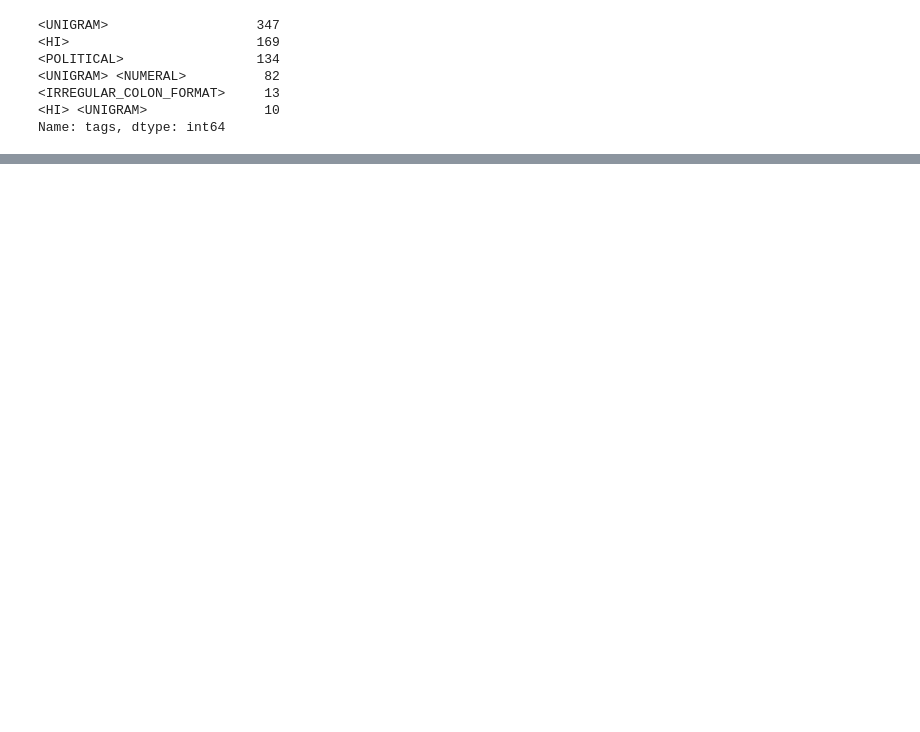
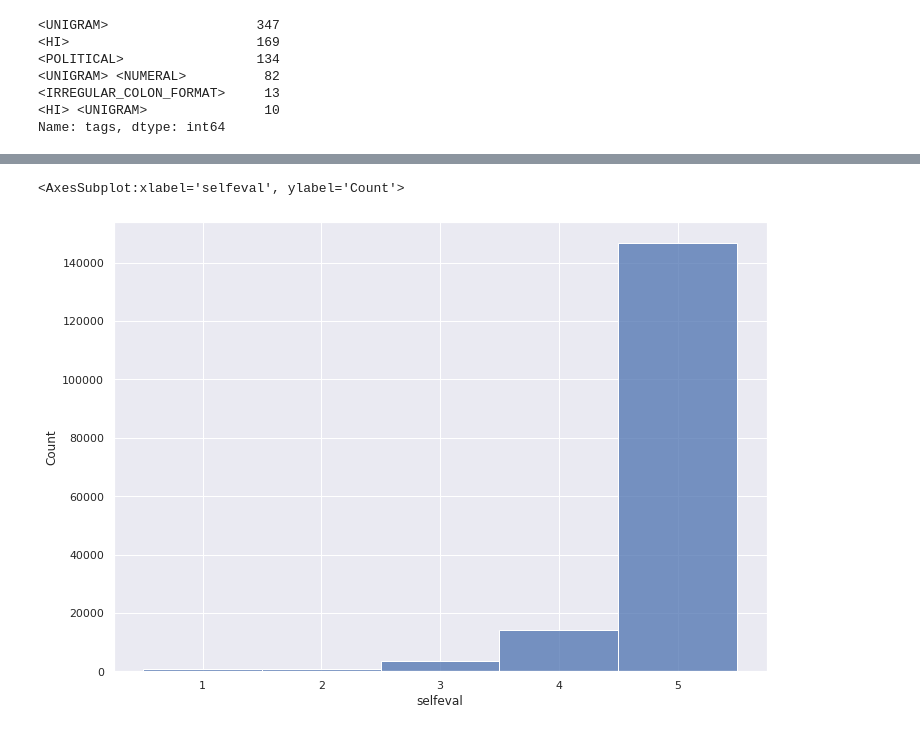
Before and after one commit to wilmeragsgh/philia, a Jupyter notebook: experiments/eda.ipynb, the cells around one changed output, grey strips where cells are left out. Drawn from its saved outputs; the diff is of its cells as text; code cells hidden in the pictures; blank space fills up the shorter version.

```diff
--- a/experiments/eda.ipynb
+++ b/experiments/eda.ipynb
@@ -44,0 +111,5 @@ Name: tags, dtype: int64
+# %%
+sns.histplot(understandability_vals, discrete=True)
+# %% [output]
+<AxesSubplot:xlabel='selfeval', ylabel='Count'>
+[figure, added]
```
Also changed, not shown: parts of 15 cells of this notebook.
